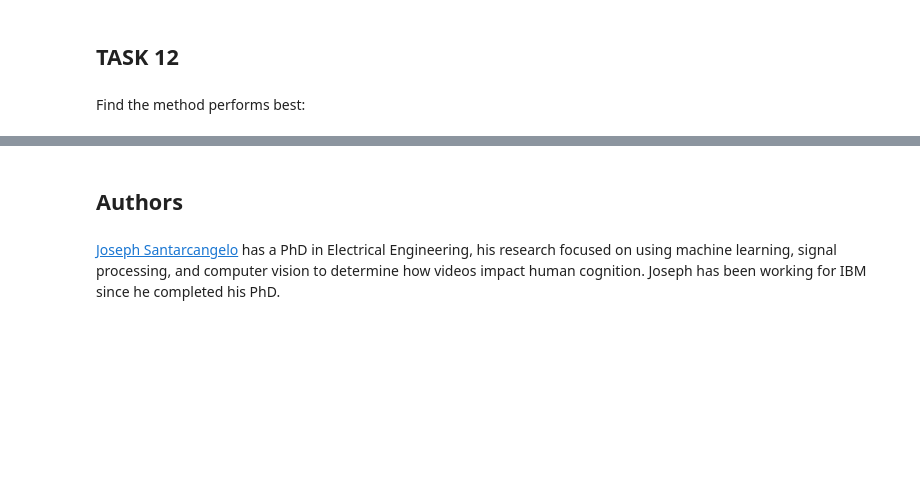
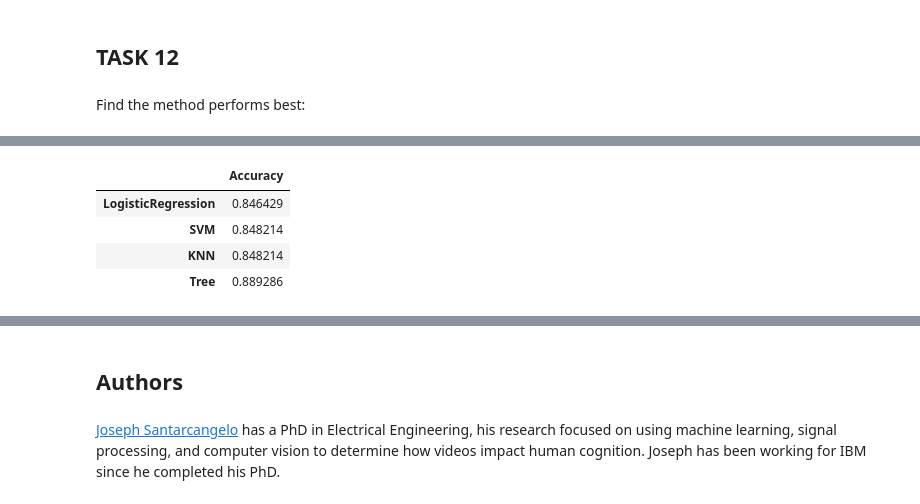
Before and after one commit to deepamit/DSCapstone, a Jupyter notebook: Machine Learning Prediction.ipynb, the cells around one changed output, grey strips where cells are left out. Saved outputs shown, nothing was run; the diff lists cells and outputs as text; code cells hidden in the pictures; blank space fills up the shorter version.

```diff
--- a/Machine Learning Prediction.ipynb
+++ b/Machine Learning Prediction.ipynb
@@ -325,0 +328,9 @@ Best Params is : {'criterion': 'gini', 'max_depth': 14, 'max_features': 'sqrt',
+# %%
+algo_df.sort_values(['Accuracy'], inplace=True)
+algo_df.head()
+# %% [output]
+|  | Accuracy |
+| LogisticRegression | 0.846429 |
+| SVM | 0.848214 |
+| KNN | 0.848214 |
+| Tree | 0.889286 |
```
Also changed, not shown: parts of 7 cells of this notebook.
